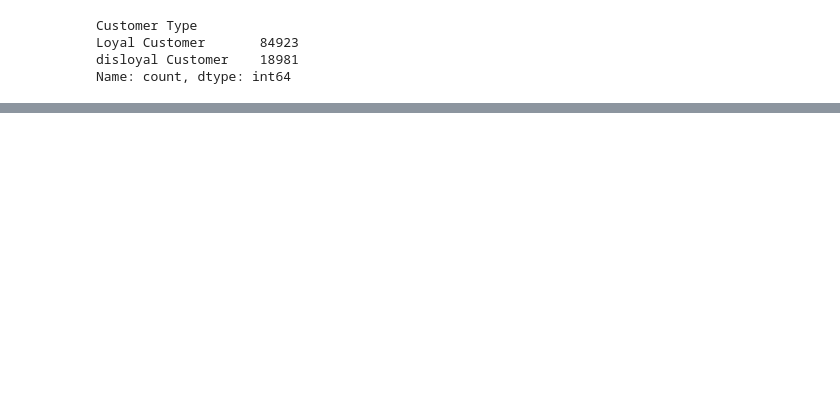
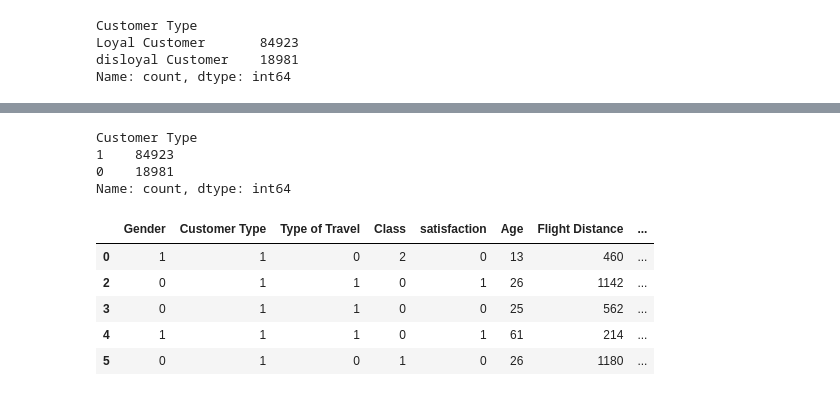
Before and after one commit to upflairs-pvt-ltd/jecrc-AI_ML_example-27thsep2023, a Jupyter notebook: machine learning/19_10_23.ipynb, the cells around one changed output, grey strips where cells are left out. Drawn from its saved outputs; the diff is of its cells as text; code cells hidden in the pictures; blank space fills up the shorter version.

```diff
--- a/machine learning/19_10_23.ipynb
+++ b/machine learning/19_10_23.ipynb
@@ -19,0 +57,7 @@ Name: count, dtype: int64
+# %%
+df['Customer Type'].value_counts()
+# %% [output]
+Customer Type
+1    84923
+0    18981
+Name: count, dtype: int64
@@ -19,0 +66,9 @@ Name: count, dtype: int64
+# %%
+loyar_customer.head()
+# %% [output]
+|  | Gender | Customer Type | Type of Travel | Class | satisfaction | Age | Flight Distance | ... |
+| 0 | 1 | 1 | 0 | 2 | 0 | 13 | 460 | ... |
+| 2 | 0 | 1 | 1 | 0 | 1 | 26 | 1142 | ... |
+| 3 | 0 | 1 | 1 | 0 | 0 | 25 | 562 | ... |
+| 4 | 1 | 1 | 1 | 0 | 1 | 61 | 214 | ... |
+| 5 | 0 | 1 | 0 | 1 | 0 | 26 | 1180 | ... |
```
Also changed, not shown: parts of 26 cells of this notebook.
